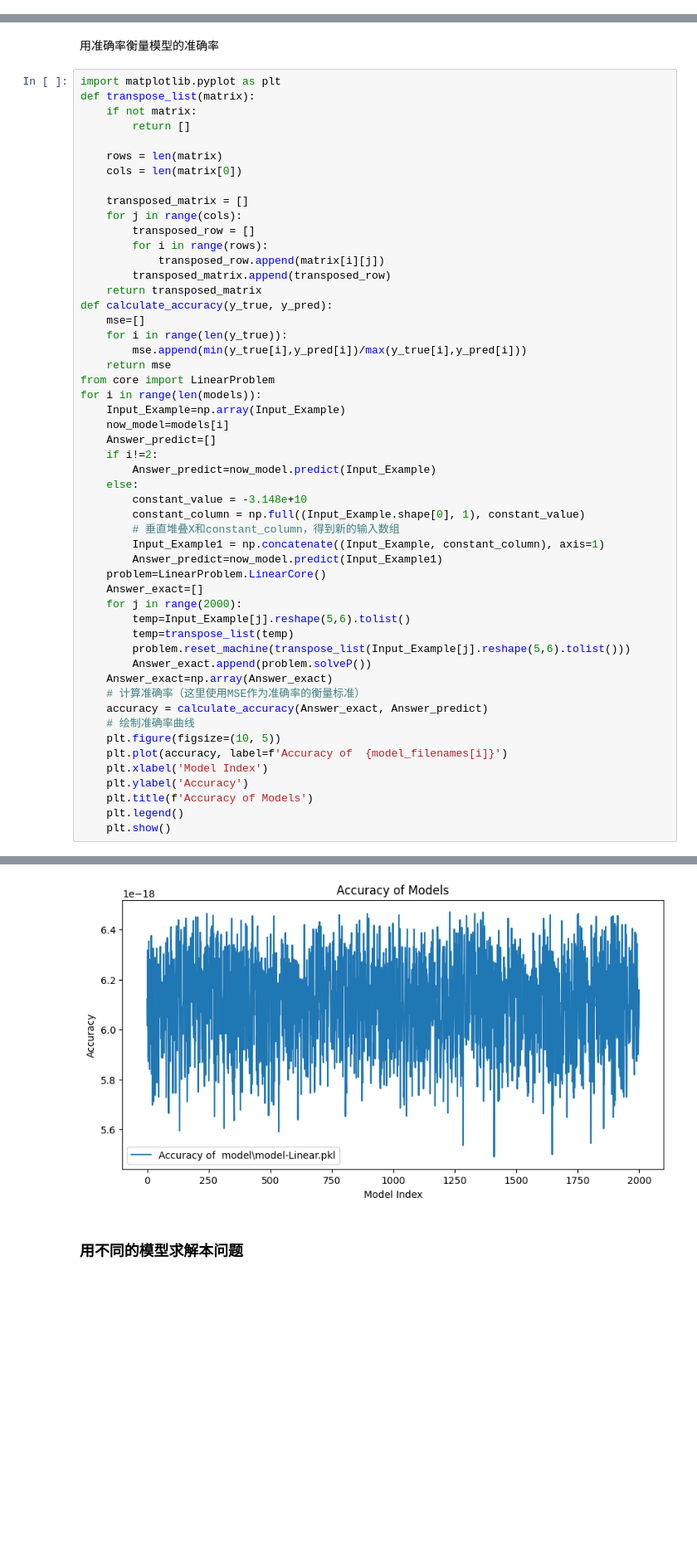
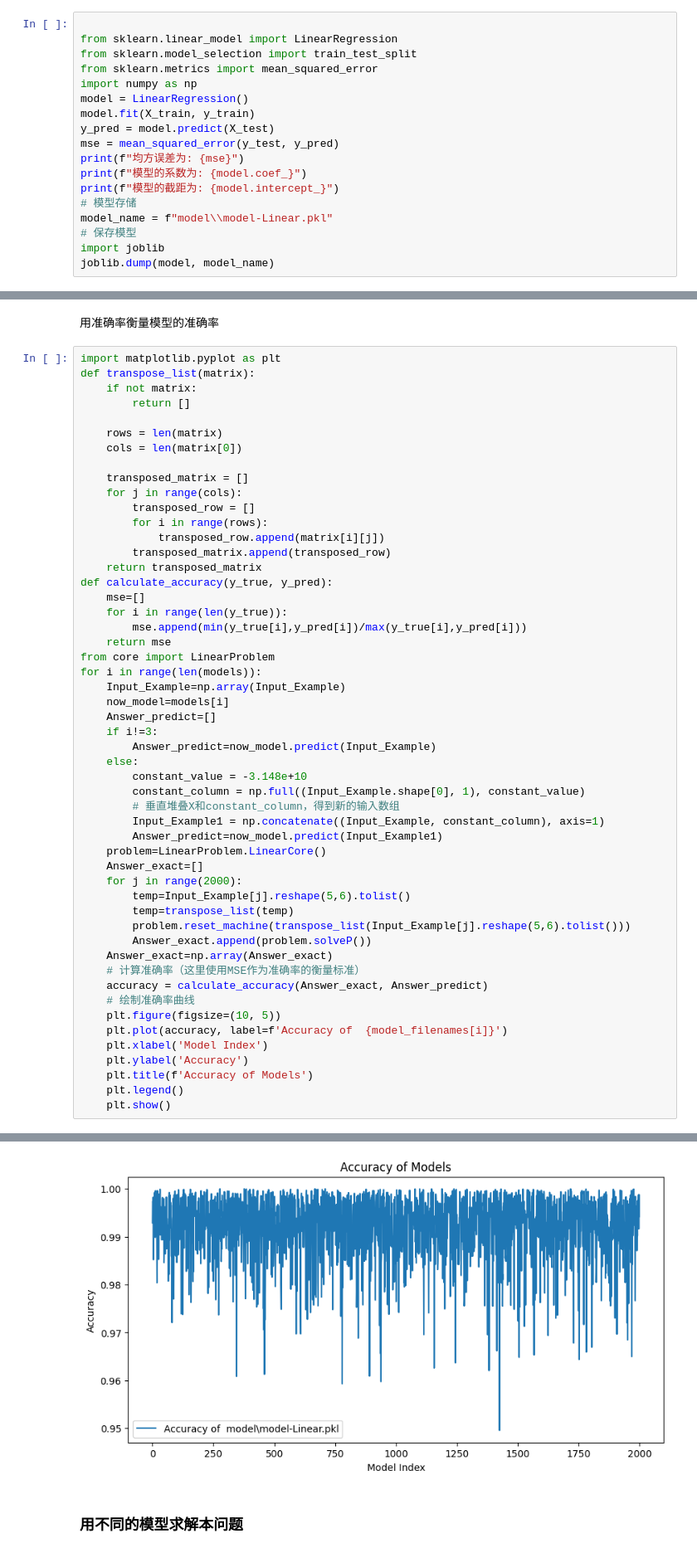
Before and after one commit to xiangu152/bit-FactoryProblem, a Jupyter notebook: A.3.ipynb, the cells around one changed output, grey strips where cells are left out. Shown at 83% size. Cells and saved outputs as stored; diff of their text form; blank space fills up the shorter version.

```diff
--- a/A.3.ipynb
+++ b/A.3.ipynb
@@ -450,0 +422,18 @@ strong multicollinearity problems or that the design matrix is singular.
+# %%
+
+from sklearn.linear_model import LinearRegression
+from sklearn.model_selection import train_test_split
+from sklearn.metrics import mean_squared_error
+import numpy as np
+model = LinearRegression()
+model.fit(X_train, y_train)
+y_pred = model.predict(X_test)
+mse = mean_squared_error(y_test, y_pred)
+print(f"均方误差为: {mse}")
+print(f"模型的系数为: {model.coef_}")
+print(f"模型的截距为: {model.intercept_}")
+# 模型存储
+model_name = f"model\\model-Linear.pkl"
+# 保存模型
+import joblib
+joblib.dump(model, model_name)
@@ -525,7 +542,7 @@ for i in range(len(models)):
     Input_Example=np.array(Input_Example)
     now_model=models[i]
     Answer_predict=[]
-    if i!=2:
+    if i!=3:
         Answer_predict=now_model.predict(Input_Example)
     else:
         constant_value = -3.148e+10
@@ -557,4 +574,4 @@ for i in range(len(models)):
-[figure, old version]
+[figure, new version]
 # %% [markdown]
 ### 用不同的模型求解本问题
 # %%
```
Also changed, not shown: parts of 8 cells of this notebook, 2 other files.
